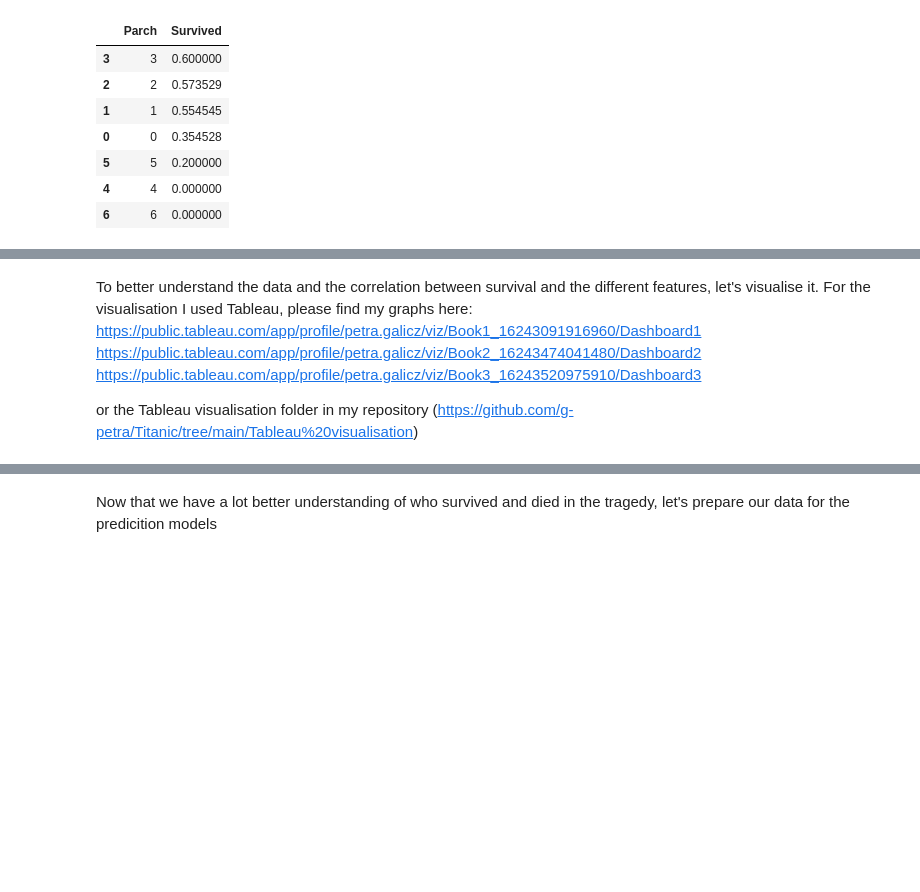
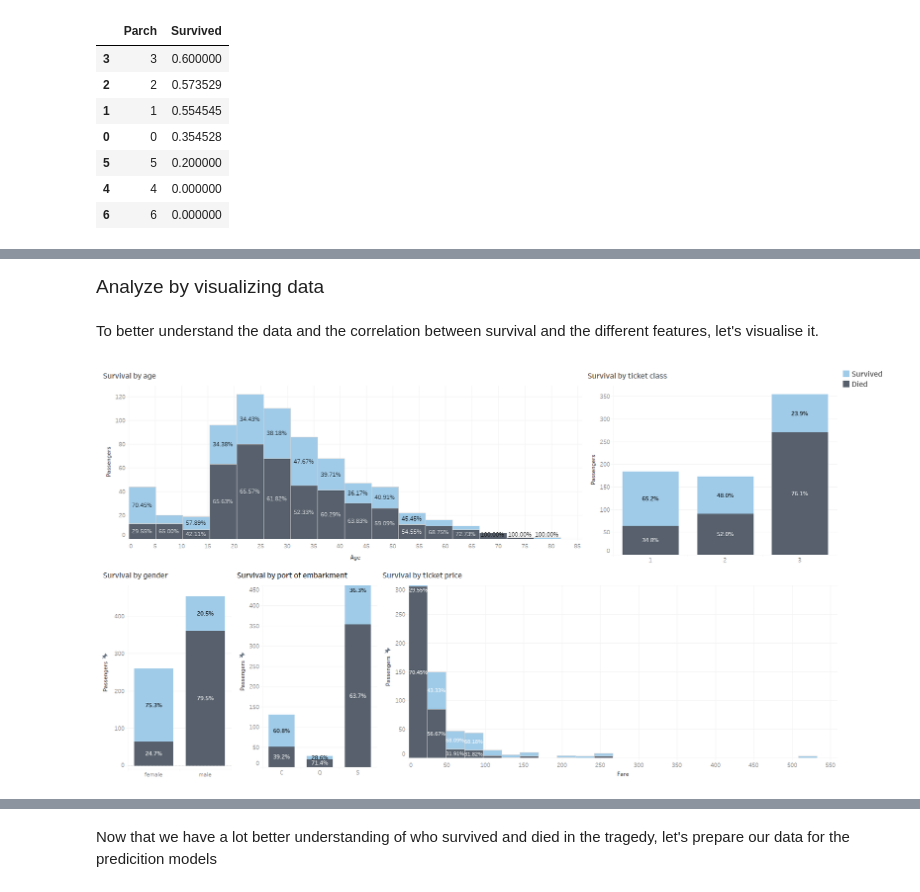
Before and after one commit to petragalicz/Titanic, a Jupyter notebook: titanic.ipynb, the cells around one changed output, grey strips where cells are left out. Cells and saved outputs as stored; diff of their text form; code cells hidden in the pictures; blank space fills up the shorter version.

```diff
--- a/titanic.ipynb
+++ b/titanic.ipynb
@@ -144,10 +168,14 @@ Analyze by visualizing data
+# %% [markdown]
+<div style="font-size: 19px">
+Analyze by visualizing data
 # %%
 # writing cleaned train table into a csv file for Tableau visualisation
 train_table.to_csv('train_cleaned.csv', index=False)
-# %% [markdown]
-To better understand the data and the correlation between survival and the different features, let's visualise it.
-For the visualisation I used Tableau, please find my graphs here: https://public.tableau.com/app/profile/petra.galicz/viz/Book1_16243091916960/Dashboard1
-https://public.tableau.com/app/profile/petra.galicz/viz/Book2_16243474041480/Dashboard2
-https://public.tableau.com/app/profile/petra.galicz/viz/Book3_16243520975910/Dashboard3
-
-or the Tableau visualisation folder in my repository (https://github.com/g-petra/Titanic/tree/main/Tableau%20visualisation)
+# %% [markdown]
+To better understand the data and the correlation between survival and the different features, let's visualise it.
+# %%
+# Survival by age, ticket class, gender, port of embarkment and ticket price
+from IPython import display
+display.Image(r"C:\Users\Petra\Documents\DataScience\analysis\titanic\graphs\Dashboard1.png")
+# %% [output]
+[figure, added]
```
Also changed, not shown: parts of 21 cells of this notebook.
